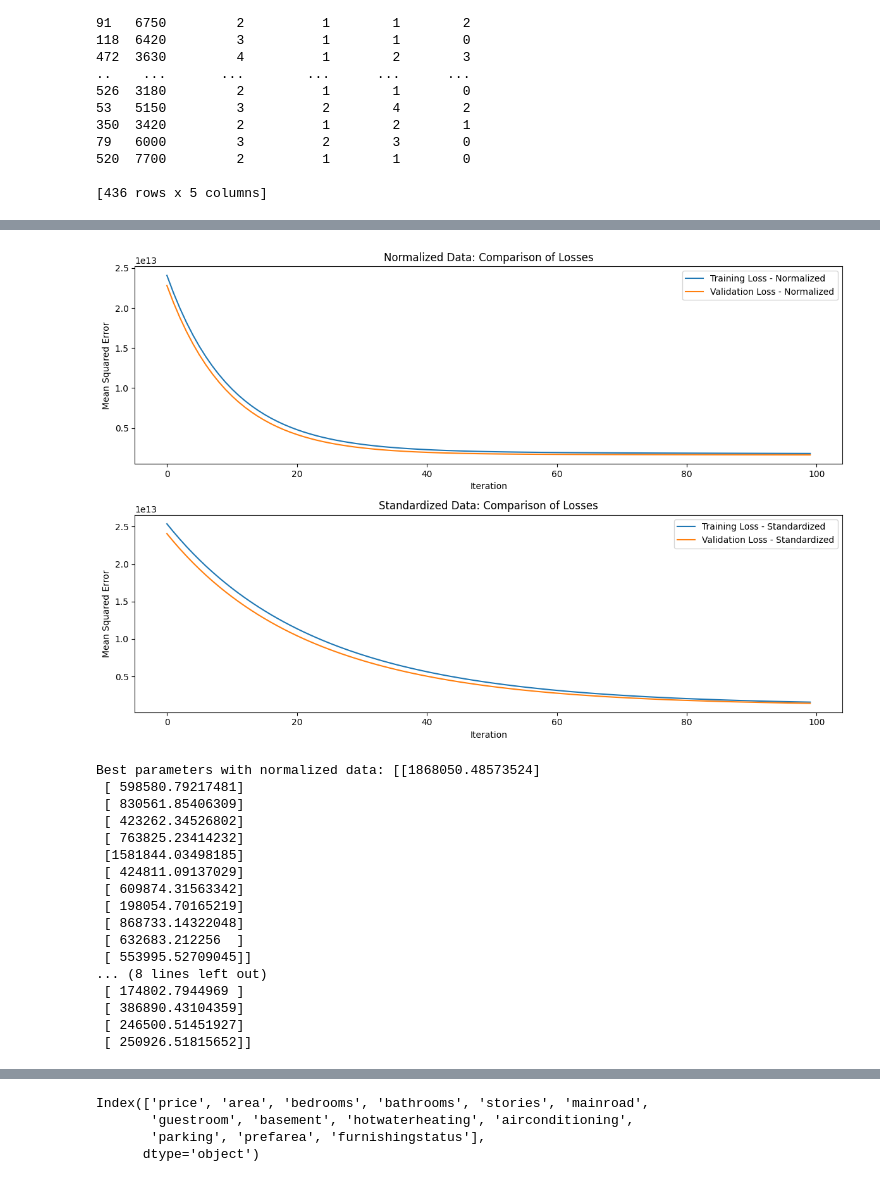
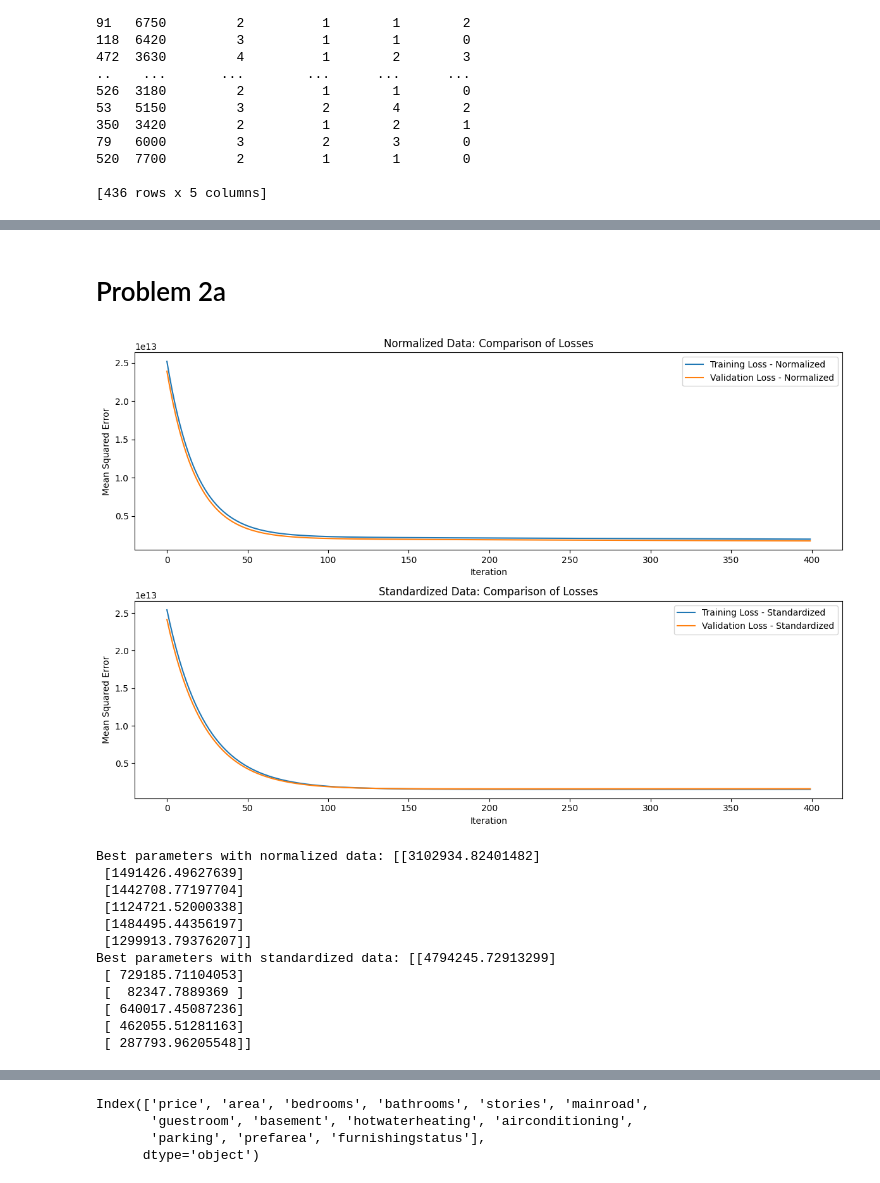
Before and after one commit to Swayyum/Intro-to-ML, a Jupyter notebook: HW2.ipynb, the cells around one changed output, grey strips where cells are left out. Cells and saved outputs as stored; diff of their text form; code cells hidden in the pictures.

```diff
--- a/HW2.ipynb
+++ b/HW2.ipynb
@@ -104,11 +106,11 @@ y_val = df_test['price'].values.reshape(-1, 1)
 
 # 3. Train a simple linear regression model using gradient descent
 learning_rate = 0.01
-n_iterations = 5
+n_iterations = 10
 m = len(X_train)
 
 # initial values
-theta = np.zeros((X_train.shape[1] + 1, 1))
+theta_1a = np.zeros((X_train.shape[1] + 1, 1))
 
 X_b_train = np.c_[np.ones((len(X_train), 1)), X_train]
 X_b_val = np.c_[np.ones((len(X_val), 1)), X_val]
@@ -117,11 +119,11 @@ train_losses = []
 val_losses = []
 
 for iteration in range(n_iterations):
-    gradients = 2/m * X_b_train.T.dot(X_b_train.dot(theta) - y_train)
-    theta -= learning_rate * gradients
+    gradients = 2/m * X_b_train.T.dot(X_b_train.dot(theta_1a) - y_train)
+    theta_1a -= learning_rate * gradients
 
-    train_loss = (1/m) * np.sum(np.square(X_b_train.dot(theta) - y_train))
-    val_loss = (1/len(X_val)) * np.sum(np.square(X_b_val.dot(theta) - y_val))
+    train_loss = (1/m) * np.sum(np.square(X_b_train.dot(theta_1a) - y_train))
+    val_loss = (1/len(X_val)) * np.sum(np.square(X_b_val.dot(theta_1a) - y_val))
 
     train_losses.append(train_loss)
     val_losses.append(val_loss)
@@ -135,5 +137,5 @@ plt.legend()
 plt.title("Training and Validation Loss Over Iterations")
 plt.show()
 
-print(f"Best parameters: {theta.ravel()}")
+print(f"Best parameters: {theta_1a.ravel()}")
 # %% [output]
@@ -196,7 +200,7 @@ X_val = df_test[selected_features_b].values
 y_val = df_test['price'].values.reshape(-1, 1)
 
 # 3. Train a simple linear regression model using gradient descent
-learning_rate = 0.1
+learning_rate = 0.01
 n_iterations = 10
 m = len(X_train)
 
@@ -237,7 +261,20 @@ Best parameters: [-1.23277678e+67 -7.44913749e+70 -3.67587417e+67 -1.64034939e+6
+# %% [markdown]
+# Problem 2a
 # %%
 from sklearn.preprocessing import StandardScaler, MinMaxScaler
 import matplotlib.pyplot as plt
 import numpy as np
+
+# 1. Select the data for the specific input features and target output
+selected_features_a = ['area', 'bedrooms', 'bathrooms', 'stories', 'parking']
+X_a = df_train[selected_features_a].values
+y_a = df_train['price'].values.reshape(-1, 1)
+
+# 2. Split the data into training and validation sets
+X_train = X_a
+y_train = y_a
+X_val = df_test[selected_features_a].values
+y_val = df_test['price'].values.reshape(-1, 1)
 
 def run_gradient_descent(X_train, y_train, X_val, y_val, learning_rate, n_iterations):
     m = len(X_train)
@@ -263,7 +300,7 @@ def run_gradient_descent(X_train, y_train, X_val, y_val, learning_rate, n_iterat
 
 # parameters
 learning_rate = 0.01
-n_iterations = 100
+n_iterations = 400
 
 # Standardization
 scaler_standard = StandardScaler()
@@ -275,52 +312,47 @@ scaler_normal = MinMaxScaler()
 X_train_normalized = scaler_normal.fit_transform(X_train)
 X_val_normalized = scaler_normal.transform(X_val)
 
-# Run gradient descent for normalized data
+# gradient descent for normalized data
 train_losses_normalized, val_losses_normalized, theta_normalized = run_gradient_descent(X_train_normalized, y_train, X_val_normalized, y_val, learning_rate, n_iterations)
-# Run gradient descent for standardized data
+# gradient descent for standardized data
 train_losses_standardized, val_losses_standardized, theta_standardized = run_gradient_descent(X_train_standardized, y_train, X_val_standardized, y_val, learning_rate, n_iterations)
 
 # Plotting for Normalized Data
 plt.figure(figsize=(12, 8))
 plt.subplot(2, 1, 1)
 plt.plot(train_losses_normalized, label="Training Loss - Normalized")
 plt.plot(val_losses_normalized, label="Validation Loss - Normalized")
 plt.xlabel("Iteration")
 plt.ylabel("Mean Squared Error")
 plt.legend()
 plt.title("Normalized Data: Comparison of Losses")
 
 # Plotting for Standardized Data
 plt.subplot(2, 1, 2)
 plt.plot(train_losses_standardized, label="Training Loss - Standardized")
 plt.plot(val_losses_standardized, label="Validation Loss - Standardized")
 plt.xlabel("Iteration")
 plt.ylabel("Mean Squared Error")
 plt.legend()
 plt.title("Standardized Data: Comparison of Losses")
 
 plt.tight_layout()
 plt.show()
 
 # Print the best parameters
 print("Best parameters with normalized data:", theta_normalized)
 print("Best parameters with standardized data:", theta_standardized)
 # %% [output]
-[figure, old version]
+[figure, new version]
-Best parameters with normalized data: [[1868050.48573524]
- [ 598580.79217481]
- [ 830561.85406309]
- [ 423262.34526802]
- [ 763825.23414232]
- [1581844.03498185]
- [ 424811.09137029]
- [ 609874.31563342]
- [ 198054.70165219]
- [ 868733.14322048]
- [ 632683.212256  ]
- [ 553995.52709045]]
-... (8 lines left out)
- [ 174802.7944969 ]
- [ 386890.43104359]
- [ 246500.51451927]
- [ 250926.51815652]]
+Best parameters with normalized data: [[3102934.82401482]
+ [1491426.49627639]
+ [1442708.77197704]
+ [1124721.52000338]
+ [1484495.44356197]
+ [1299913.79376207]]
+Best parameters with standardized data: [[4794245.72913299]
+ [ 729185.71104053]
+ [  82347.7889369 ]
+ [ 640017.45087236]
+ [ 462055.51281163]
+ [ 287793.96205548]]
```
Also changed, not shown: parts of 16 cells of this notebook.
